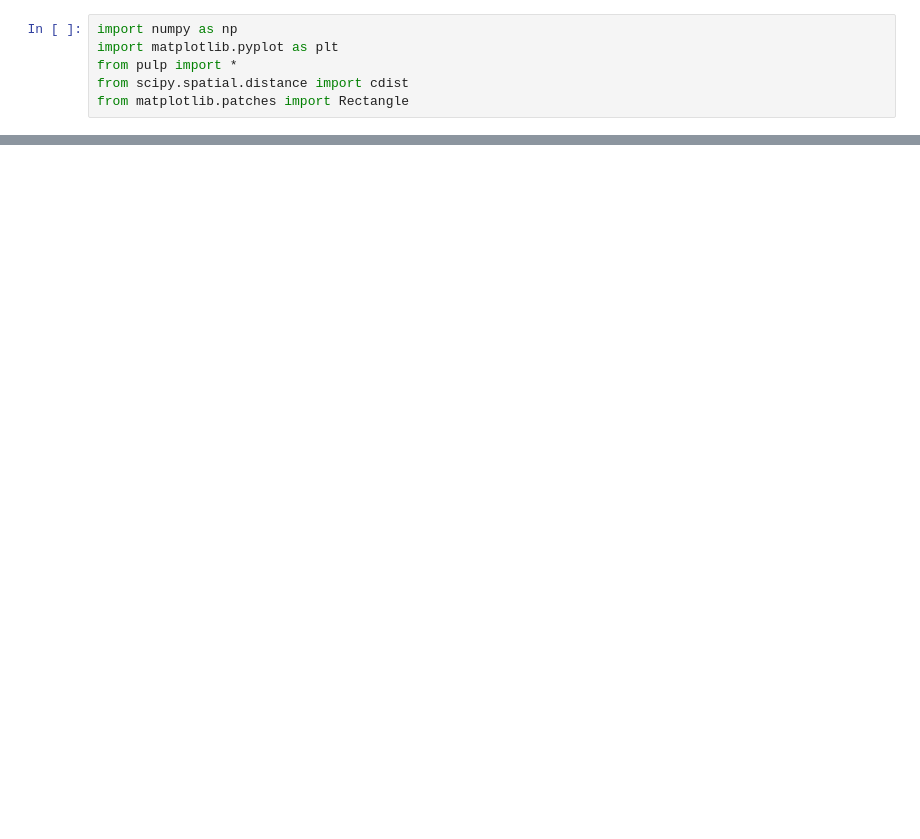
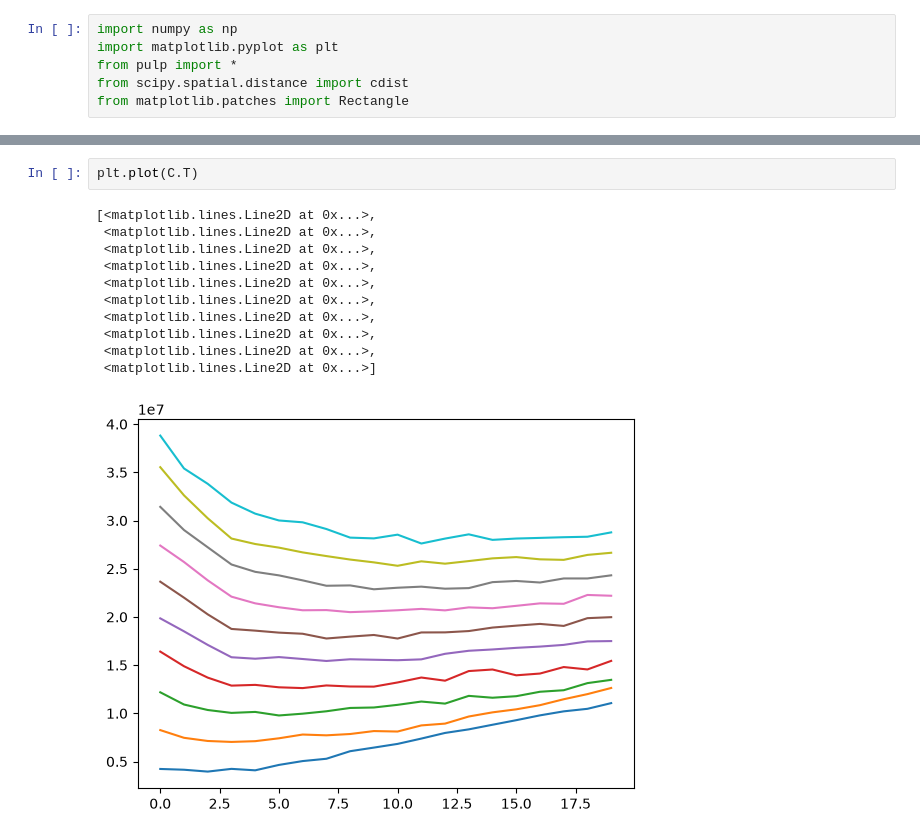
Before and after one commit to robertohincapie/Curso_TAIA, a Jupyter notebook: modelo_prescriptivo_2.ipynb, the cells around one changed output, grey strips where cells are left out. Saved outputs shown, nothing was run; the diff lists cells and outputs as text; blank space fills up the shorter version.

```diff
--- a/modelo_prescriptivo_2.ipynb
+++ b/modelo_prescriptivo_2.ipynb
@@ -443,0 +472,14 @@ plt.legend()
+# %%
+plt.plot(C.T)
+# %% [output]
+[<matplotlib.lines.Line2D at 0x...>,
+ <matplotlib.lines.Line2D at 0x...>,
+ <matplotlib.lines.Line2D at 0x...>,
+ <matplotlib.lines.Line2D at 0x...>,
+ <matplotlib.lines.Line2D at 0x...>,
+ <matplotlib.lines.Line2D at 0x...>,
+ <matplotlib.lines.Line2D at 0x...>,
+ <matplotlib.lines.Line2D at 0x...>,
+ <matplotlib.lines.Line2D at 0x...>,
+ <matplotlib.lines.Line2D at 0x...>]
+[figure, added]
```
Also changed, not shown: parts of 5 cells of this notebook.
